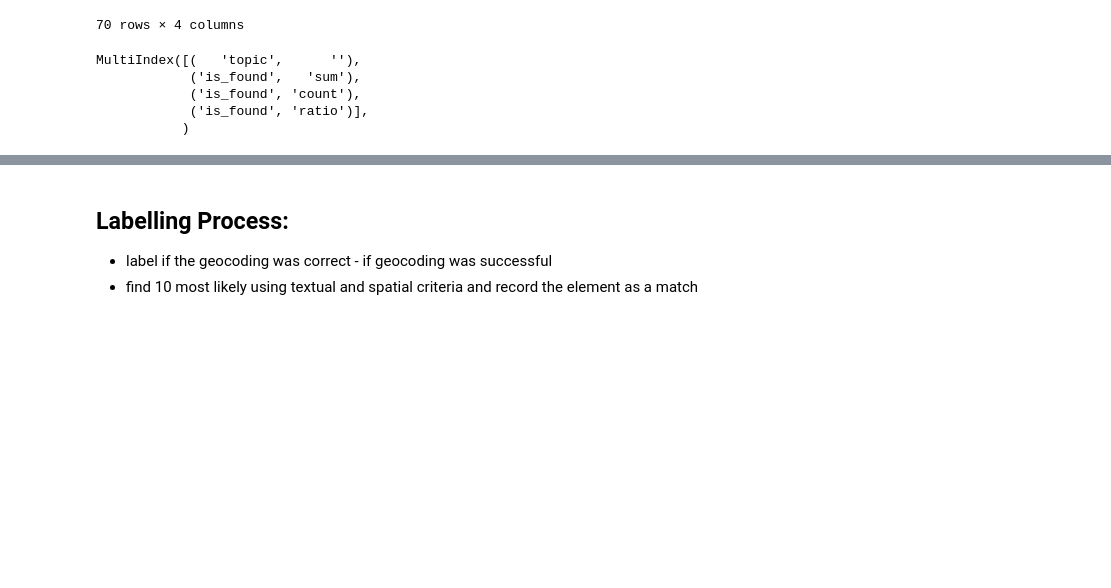
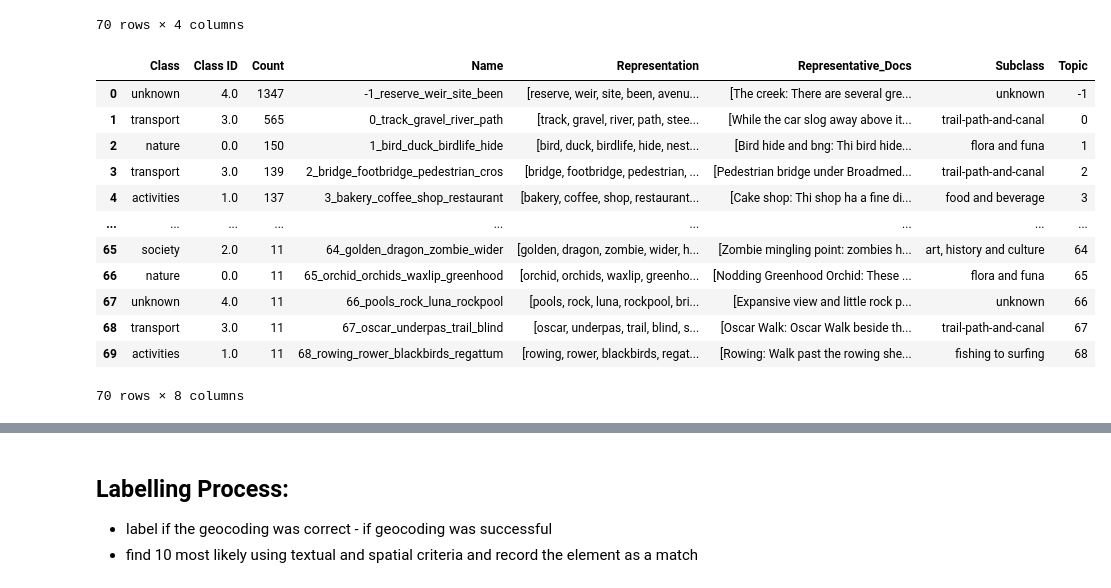
Before and after one commit to hamzeiehsan/leisure-walking-analysis, a Jupyter notebook: POIs.ipynb, the cells around one changed output, grey strips where cells are left out. Saved outputs shown, nothing was run; the diff lists cells and outputs as text; code cells hidden in the pictures; blank space fills up the shorter version.

Commit message:
add detailed poi description classified

```diff
--- a/POIs.ipynb
+++ b/POIs.ipynb
@@ -1544,7 +1522,7 @@ labelled_topics = {'0_nature_flora and funa': [57,58,14,1,11,9,21,48,65,40,43,56
                    '3_transport_trail-path-and-canal': [20,2,0,19,26,67],  # trails, signs and rules
                    '3_transport_lines and stations': [47,27,46,53],
 
-                   '4_unknown': [-1,66,55,45]
+                   '4_unknown_unknown': [-1,66,55,45]
                   }
 
 # move from nature without people (flora and funa) -- > to only people --> to transport and signs
@@ -1604,11 +1582,32 @@ refined_topic_agg_df
 | 0 | -1 | 9 | 17 | 0.529412 |
 | 35 | 34 | 17 | 31 | 0.548387 |
 70 rows × 4 columns
+# %%
+def label_topic_func(row):
+    topic_id = int(row['Topic'])
+    for key, ids in labelled_topics.items():
+        if topic_id in ids:
+            key_split = key.split('_')
+            row['Class ID'] = int(key_split[0])
+            row['Class'] = key_split[1]
+            row['Subclass'] = key_split[2]
+    return row
 # %%
-refined_topic_agg_df.columns
+refined_topic_info = refined_topic_info.apply(label_topic_func, axis=1)
+refined_topic_info.to_csv('outputs/dataframes/refined-topics-classified.csv')
-# %% [output]
-MultiIndex([(   'topic',      ''),
-            ('is_found',   'sum'),
-            ('is_found', 'count'),
-            ('is_found', 'ratio')],
-           )
+# %%
+refined_topic_info
+# %% [output]
+|  | Class | Class ID | Count | Name | Representation | Representative_Docs | Subclass | Topic |
+| 0 | unknown | 4.0 | 1347 | -1_reserve_weir_site_been | [reserve, weir, site, been, avenu... | [The creek: There are several gre... | unknown | -1 |
+| 1 | transport | 3.0 | 565 | 0_track_gravel_river_path | [track, gravel, river, path, stee... | [While the car slog away above it... | trail-path-and-canal | 0 |
+| 2 | nature | 0.0 | 150 | 1_bird_duck_birdlife_hide | [bird, duck, birdlife, hide, nest... | [Bird hide and bng: Thi bird hide... | flora and funa | 1 |
+| 3 | transport | 3.0 | 139 | 2_bridge_footbridge_pedestrian_cros | [bridge, footbridge, pedestrian, ... | [Pedestrian bridge under Broadmed... | trail-path-and-canal | 2 |
+| 4 | activities | 1.0 | 137 | 3_bakery_coffee_shop_restaurant | [bakery, coffee, shop, restaurant... | [Cake shop: Thi shop ha a fine di... | food and beverage | 3 |
+| ... | ... | ... | ... | ... | ... | ... | ... | ... |
+| 65 | society | 2.0 | 11 | 64_golden_dragon_zombie_wider | [golden, dragon, zombie, wider, h... | [Zombie mingling point: zombies h... | art, history and culture | 64 |
+| 66 | nature | 0.0 | 11 | 65_orchid_orchids_waxlip_greenhood | [orchid, orchids, waxlip, greenho... | [Nodding Greenhood Orchid: These ... | flora and funa | 65 |
+| 67 | unknown | 4.0 | 11 | 66_pools_rock_luna_rockpool | [pools, rock, luna, rockpool, bri... | [Expansive view and little rock p... | unknown | 66 |
+| 68 | transport | 3.0 | 11 | 67_oscar_underpas_trail_blind | [oscar, underpas, trail, blind, s... | [Oscar Walk: Oscar Walk beside th... | trail-path-and-canal | 67 |
+| 69 | activities | 1.0 | 11 | 68_rowing_rower_blackbirds_regattum | [rowing, rower, blackbirds, regat... | [Rowing: Walk past the rowing she... | fishing to surfing | 68 |
+70 rows × 8 columns
```
Also changed, not shown: parts of 9 cells of this notebook.
